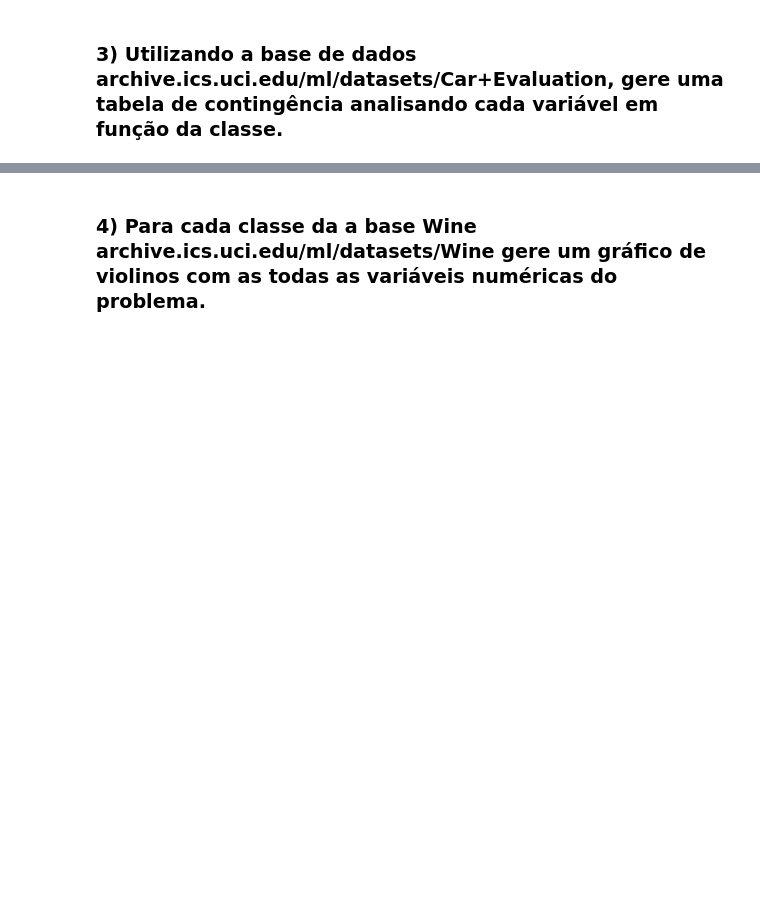
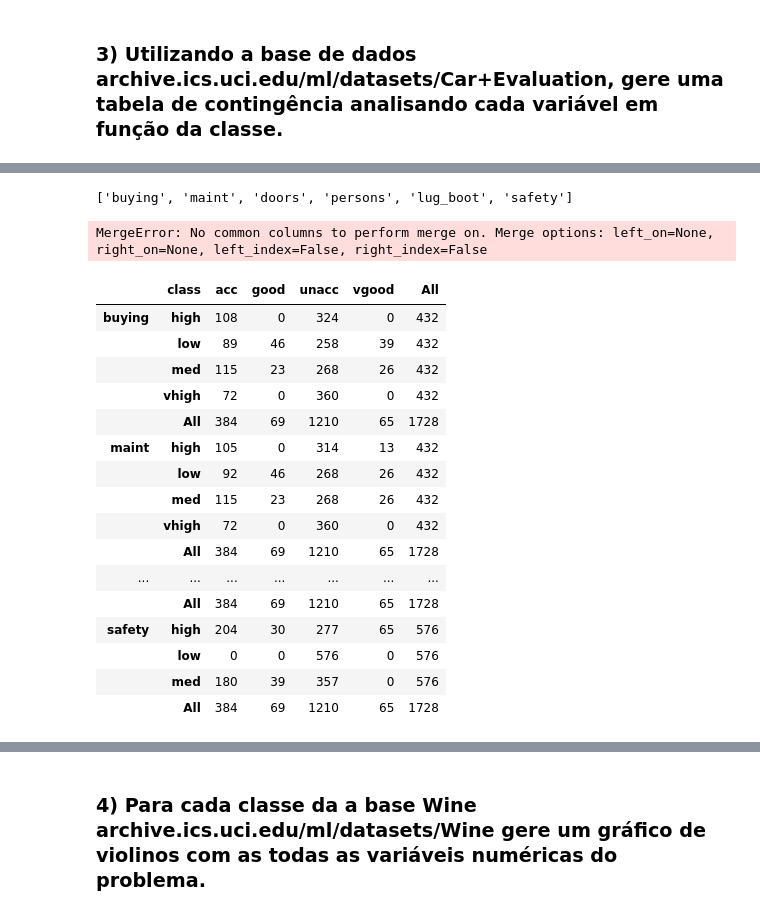
Before and after one commit to yuriresendematias/Aprendizagem-de-Maquina, a Jupyter notebook: Semana 6/Atividade6.ipynb, the cells around one changed output, grey strips where cells are left out. Saved outputs shown, nothing was run; the diff lists cells and outputs as text; code cells hidden in the pictures; blank space fills up the shorter version.

```diff
--- a/Semana 6/Atividade6.ipynb
+++ b/Semana 6/Atividade6.ipynb
@@ -111,3 +111,6 @@ while (i < 4):
 #### (d)  Separadamete para cada classe, gere o gráfico de contornos para cada par de variáveis numéricas.
 # %% [markdown]
 ### 3) Utilizando a base de dados archive.ics.uci.edu/ml/datasets/Car+Evaluation, gere uma tabela de contingência analisando cada variável em função da classe.
+# %%
+data_car = pd.read_csv("car.csv")
+data_car.head()
@@ -113,0 +124,48 @@ while (i < 4):
+# %%
+col_names = data_car.drop(['class'], axis=1).columns.to_list()
+col_names
+# %% [output]
+['buying', 'maint', 'doors', 'persons', 'lug_boot', 'safety']
+# %%
+cont_tab = pd.DataFrame()
+k = []
+#cont_tab = pd.crosstab(data_car['doors'], data_car['class'])
+
+for i in col_names:
+    #k.append(i)
+    #print(k)
+    #cont_tab[i] = data_car[i].groupby(data_car['class']).value_counts()
+    cont_tab = pd.merge(cont_tab, data_car[i].groupby(data_car['class']).value_counts(), how = 'outer')
+    #print(result)
+    #cont_tab = pd.concat([cont_tab, pd.crosstab(data_car[i], data_car['class'], margins=True)])
+    #cont_tab[i] = pd.DataFrame({'Freq':data_car[i].groupby(data_car['class']).value_counts()})
+
+#crosstab = pd.DataFrame(data_car['doors'].groupby(data_car['class']).value_counts())
+cont_tab
+# %% [output]
+MergeError: No common columns to perform merge on. Merge options: left_on=None, right_on=None, left_index=False, right_index=False
+# %%
+frames = []
+
+for i in col_names:
+    frames.append(pd.DataFrame(pd.crosstab(data_car[i], data_car['class'], margins=True)))
+
+pd.concat(frames, keys=col_names)
+# %% [output]
+|  | class | acc | good | unacc | vgood | All |
+| buying | high | 108 | 0 | 324 | 0 | 432 |
+|  | low | 89 | 46 | 258 | 39 | 432 |
+|  | med | 115 | 23 | 268 | 26 | 432 |
+|  | vhigh | 72 | 0 | 360 | 0 | 432 |
+|  | All | 384 | 69 | 1210 | 65 | 1728 |
+| maint | high | 105 | 0 | 314 | 13 | 432 |
+|  | low | 92 | 46 | 268 | 26 | 432 |
+|  | med | 115 | 23 | 268 | 26 | 432 |
+|  | vhigh | 72 | 0 | 360 | 0 | 432 |
+|  | All | 384 | 69 | 1210 | 65 | 1728 |
+| ... | ... | ... | ... | ... | ... | ... |
+|  | All | 384 | 69 | 1210 | 65 | 1728 |
+| safety | high | 204 | 30 | 277 | 65 | 576 |
+|  | low | 0 | 0 | 576 | 0 | 576 |
+|  | med | 180 | 39 | 357 | 0 | 576 |
+|  | All | 384 | 69 | 1210 | 65 | 1728 |
```
Also changed, not shown: parts of 2 cells of this notebook.
